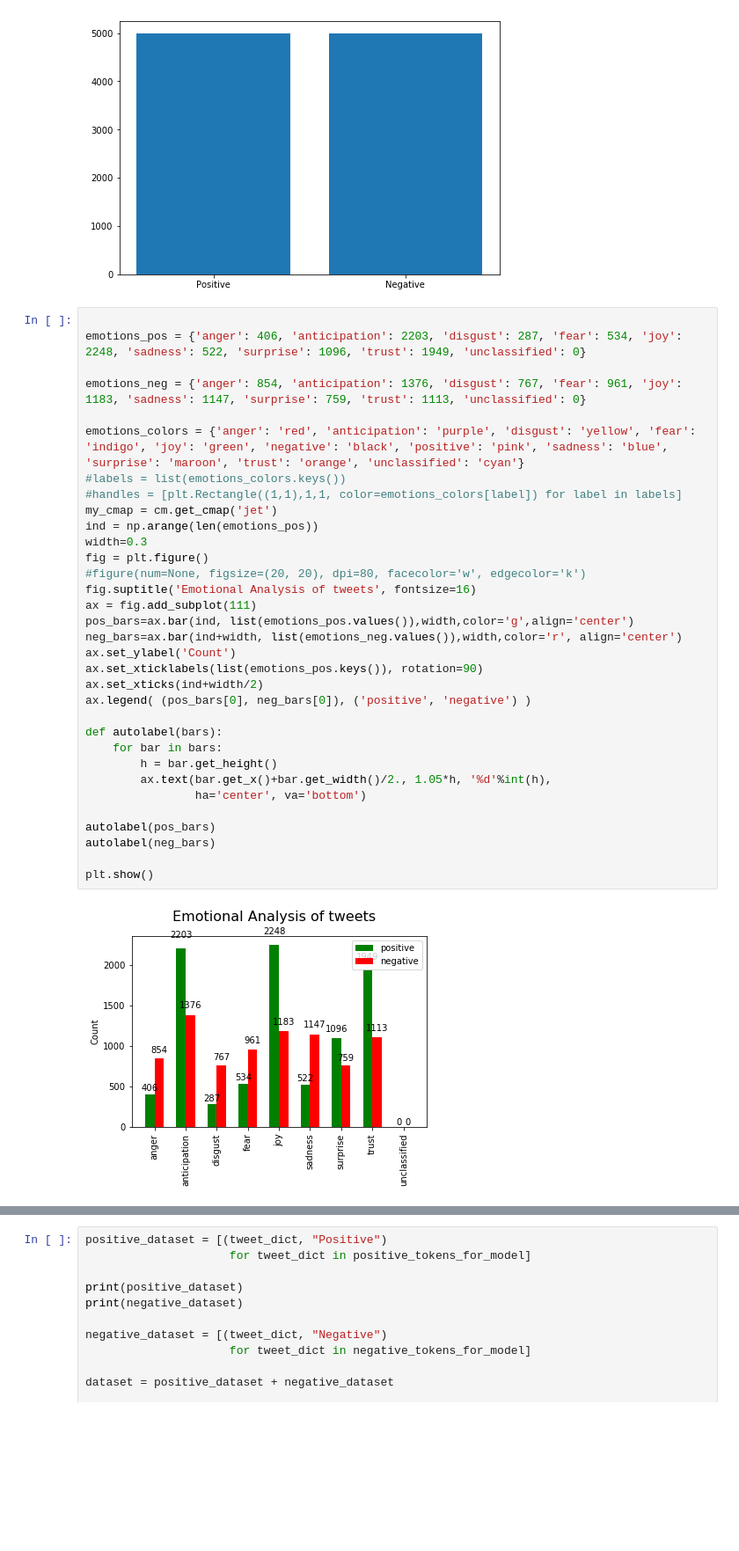
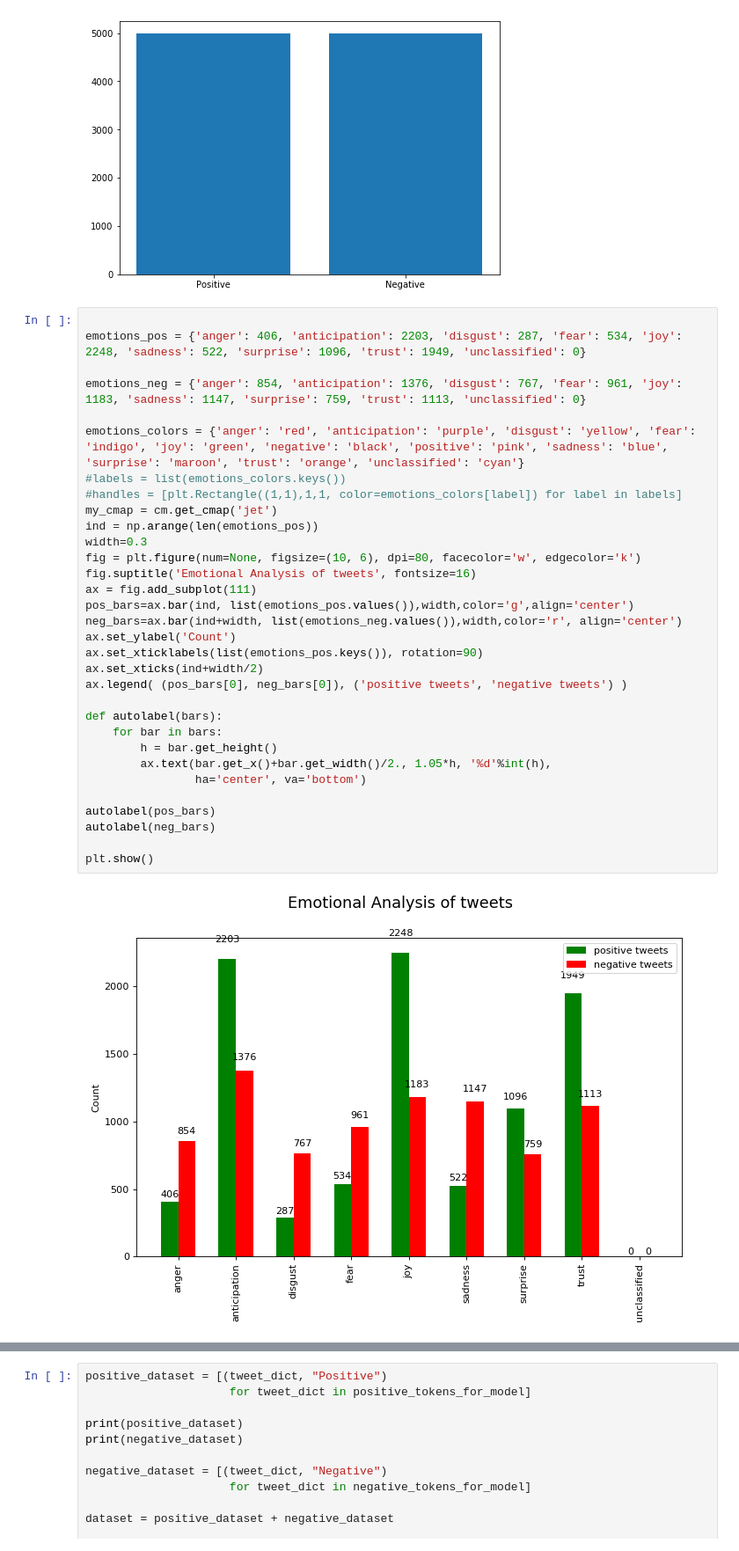
Before and after one commit to scrntnstrnglr/TextAnalysis, a Jupyter notebook: Sentimentalysis/tweet_sentimentalyzer.ipynb, the cells around one changed output, grey strips where cells are left out. Shown at 88% size. Drawn from its saved outputs; the diff is of its cells as text; blank space fills up the shorter version.

```diff
--- a/Sentimentalysis/tweet_sentimentalyzer.ipynb
+++ b/Sentimentalysis/tweet_sentimentalyzer.ipynb
@@ -228,34 +228,33 @@ plt.show()
 
 emotions_pos = {'anger': 406, 'anticipation': 2203, 'disgust': 287, 'fear': 534, 'joy': 2248, 'sadness': 522, 'surprise': 1096, 'trust': 1949, 'unclassified': 0}
 
 emotions_neg = {'anger': 854, 'anticipation': 1376, 'disgust': 767, 'fear': 961, 'joy': 1183, 'sadness': 1147, 'surprise': 759, 'trust': 1113, 'unclassified': 0}
 
 emotions_colors = {'anger': 'red', 'anticipation': 'purple', 'disgust': 'yellow', 'fear': 'indigo', 'joy': 'green', 'negative': 'black', 'positive': 'pink', 'sadness': 'blue', 'surprise': 'maroon', 'trust': 'orange', 'unclassified': 'cyan'}
 #labels = list(emotions_colors.keys())
 #handles = [plt.Rectangle((1,1),1,1, color=emotions_colors[label]) for label in labels]
 my_cmap = cm.get_cmap('jet')
 ind = np.arange(len(emotions_pos))
 width=0.3
-fig = plt.figure()
-#figure(num=None, figsize=(20, 20), dpi=80, facecolor='w', edgecolor='k')
+fig = plt.figure(num=None, figsize=(10, 6), dpi=80, facecolor='w', edgecolor='k')
 fig.suptitle('Emotional Analysis of tweets', fontsize=16)
 ax = fig.add_subplot(111)
 pos_bars=ax.bar(ind, list(emotions_pos.values()),width,color='g',align='center')
 neg_bars=ax.bar(ind+width, list(emotions_neg.values()),width,color='r', align='center')
 ax.set_ylabel('Count')
 ax.set_xticklabels(list(emotions_pos.keys()), rotation=90)
 ax.set_xticks(ind+width/2)
-ax.legend( (pos_bars[0], neg_bars[0]), ('positive', 'negative') )
+ax.legend( (pos_bars[0], neg_bars[0]), ('positive tweets', 'negative tweets') )
 
 def autolabel(bars):
     for bar in bars:
         h = bar.get_height()
         ax.text(bar.get_x()+bar.get_width()/2., 1.05*h, '%d'%int(h),
                 ha='center', va='bottom')
 
 autolabel(pos_bars)
 autolabel(neg_bars)
 
 plt.show()
 # %% [output]
-[figure, old version]
+[figure, new version]
```
Also changed, not shown: parts of 1 cell of this notebook, 3 other files.
